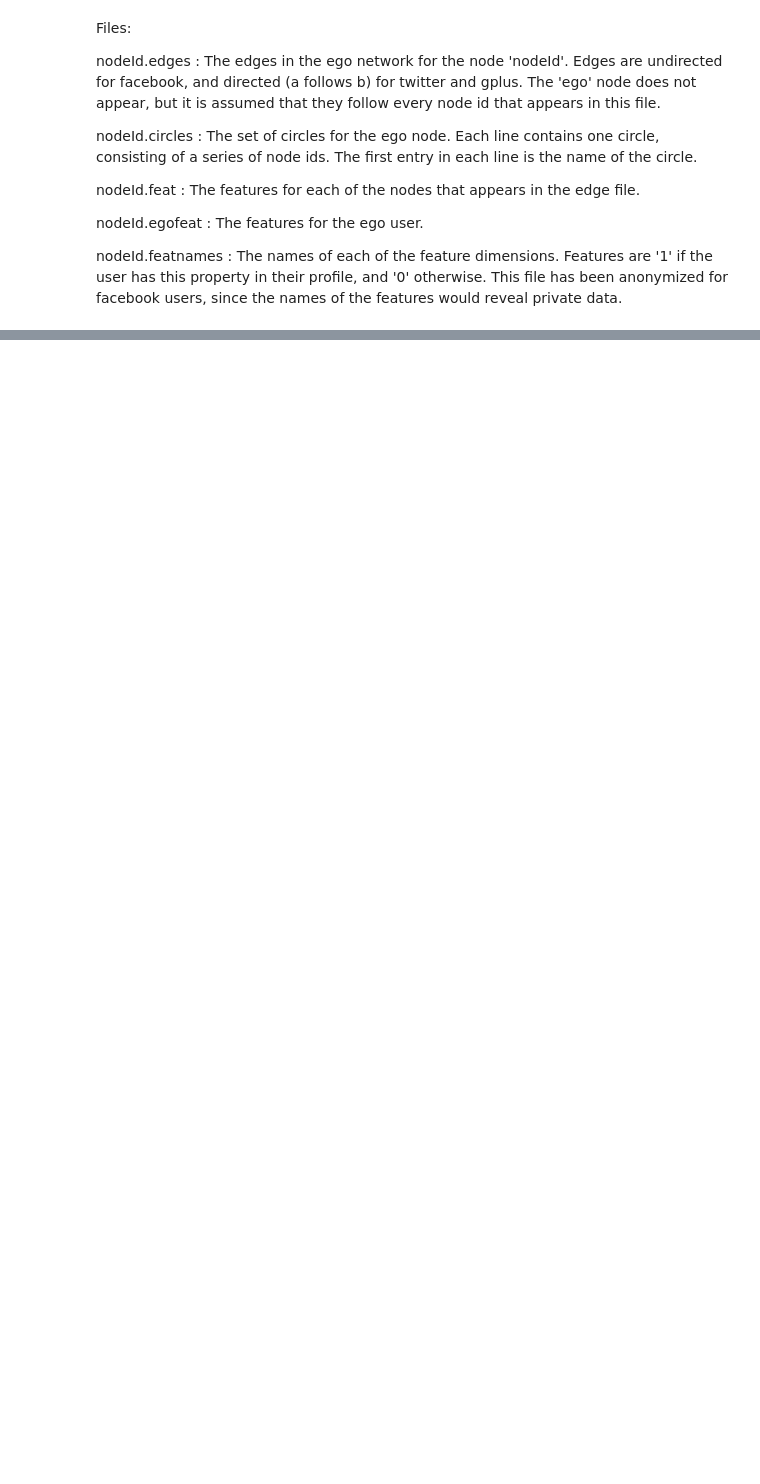
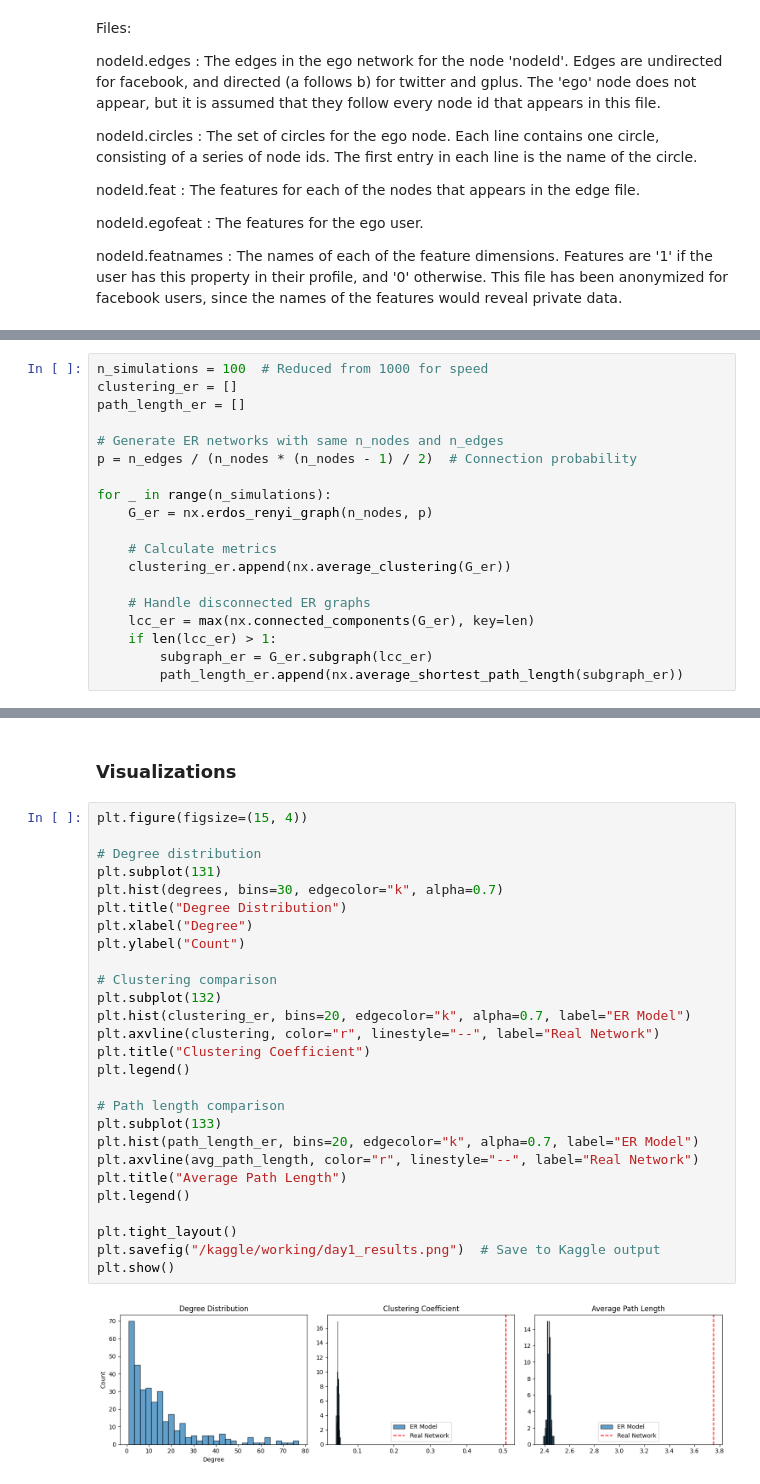
Before and after one commit to aymanmomin/Facebook-Ego-Network-Analysis, a Jupyter notebook: cpsc-572-facebook-ego-network-analysis.ipynb, the cells around one changed output, grey strips where cells are left out. Drawn from its saved outputs; the diff is of its cells as text; blank space fills up the shorter version.

Commit message:
Load Data, Basic Stats, Compare to Erdos-Renyi null model

```diff
--- a/cpsc-572-facebook-ego-network-analysis.ipynb
+++ b/cpsc-572-facebook-ego-network-analysis.ipynb
@@ -48,0 +88,19 @@ nodeId.featnames : The names of each of the feature dimensions. Features are '1'
+# %%
+n_simulations = 100  # Reduced from 1000 for speed
+clustering_er = []
+path_length_er = []
+
+# Generate ER networks with same n_nodes and n_edges
+p = n_edges / (n_nodes * (n_nodes - 1) / 2)  # Connection probability
+
+for _ in range(n_simulations):
+    G_er = nx.erdos_renyi_graph(n_nodes, p)
+
+    # Calculate metrics
+    clustering_er.append(nx.average_clustering(G_er))
+
+    # Handle disconnected ER graphs
+    lcc_er = max(nx.connected_components(G_er), key=len)
+    if len(lcc_er) > 1:
+        subgraph_er = G_er.subgraph(lcc_er)
+        path_length_er.append(nx.average_shortest_path_length(subgraph_er))
@@ -48,0 +123,31 @@ nodeId.featnames : The names of each of the feature dimensions. Features are '1'
+# %% [markdown]
+### Visualizations
+# %%
+plt.figure(figsize=(15, 4))
+
+# Degree distribution
+plt.subplot(131)
+plt.hist(degrees, bins=30, edgecolor="k", alpha=0.7)
+plt.title("Degree Distribution")
+plt.xlabel("Degree")
+plt.ylabel("Count")
+
+# Clustering comparison
+plt.subplot(132)
+plt.hist(clustering_er, bins=20, edgecolor="k", alpha=0.7, label="ER Model")
+plt.axvline(clustering, color="r", linestyle="--", label="Real Network")
+plt.title("Clustering Coefficient")
+plt.legend()
+
+# Path length comparison
+plt.subplot(133)
+plt.hist(path_length_er, bins=20, edgecolor="k", alpha=0.7, label="ER Model")
+plt.axvline(avg_path_length, color="r", linestyle="--", label="Real Network")
+plt.title("Average Path Length")
+plt.legend()
+
+plt.tight_layout()
+plt.savefig("/kaggle/working/day1_results.png")  # Save to Kaggle output
+plt.show()
+# %% [output]
+[figure, added]
```
Also changed, not shown: parts of 16 cells of this notebook.
